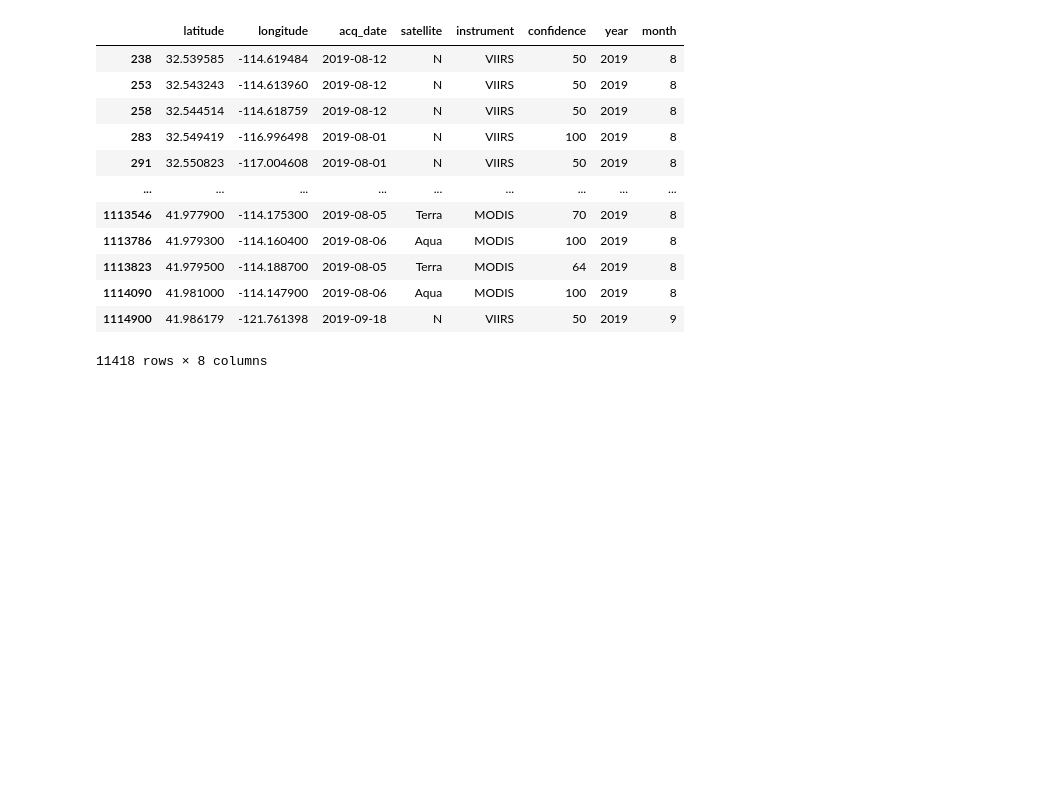
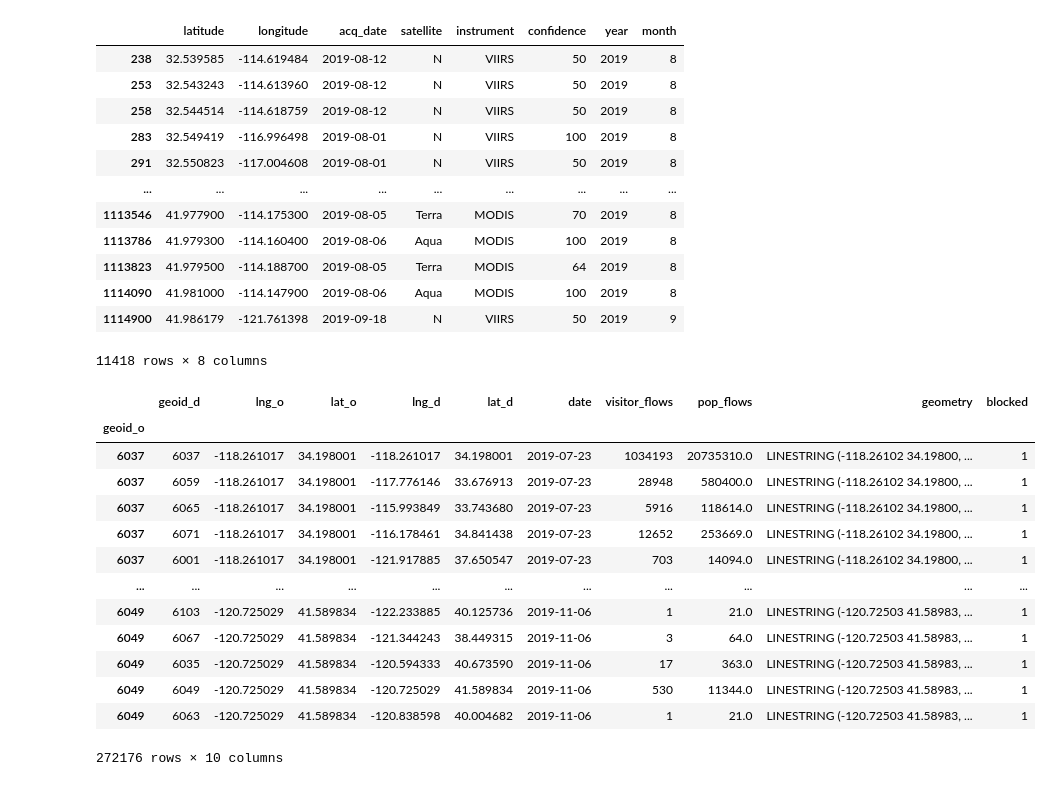
Before and after one commit to 4Freye/wildfires, a Jupyter notebook: fire_location.ipynb, the cells around one changed output. Cells and saved outputs as stored; diff of their text form; code cells hidden in the pictures; blank space fills up the shorter version.

```diff
--- a/fire_location.ipynb
+++ b/fire_location.ipynb
@@ -63,3 +66,20 @@ join_result['fire_location'] = list(zip(join_result['longitude'], join_result['l
+# %%
+df_travel
+# %% [output]
+|  | geoid_d | lng_o | lat_o | lng_d | lat_d | date | visitor_flows | pop_flows | geometry | blocked |
+| geoid_o |  |  |  |  |  |  |  |  |  |  |
+| 6037 | 6037 | -118.261017 | 34.198001 | -118.261017 | 34.198001 | 2019-07-23 | 1034193 | 20735310.0 | LINESTRING (-118.26102 34.19800, ... | 1 |
+| 6037 | 6059 | -118.261017 | 34.198001 | -117.776146 | 33.676913 | 2019-07-23 | 28948 | 580400.0 | LINESTRING (-118.26102 34.19800, ... | 1 |
+| 6037 | 6065 | -118.261017 | 34.198001 | -115.993849 | 33.743680 | 2019-07-23 | 5916 | 118614.0 | LINESTRING (-118.26102 34.19800, ... | 1 |
+| 6037 | 6071 | -118.261017 | 34.198001 | -116.178461 | 34.841438 | 2019-07-23 | 12652 | 253669.0 | LINESTRING (-118.26102 34.19800, ... | 1 |
+| 6037 | 6001 | -118.261017 | 34.198001 | -121.917885 | 37.650547 | 2019-07-23 | 703 | 14094.0 | LINESTRING (-118.26102 34.19800, ... | 1 |
+| ... | ... | ... | ... | ... | ... | ... | ... | ... | ... | ... |
+| 6049 | 6103 | -120.725029 | 41.589834 | -122.233885 | 40.125736 | 2019-11-06 | 1 | 21.0 | LINESTRING (-120.72503 41.58983, ... | 1 |
+| 6049 | 6067 | -120.725029 | 41.589834 | -121.344243 | 38.449315 | 2019-11-06 | 3 | 64.0 | LINESTRING (-120.72503 41.58983, ... | 1 |
+| 6049 | 6035 | -120.725029 | 41.589834 | -120.594333 | 40.673590 | 2019-11-06 | 17 | 363.0 | LINESTRING (-120.72503 41.58983, ... | 1 |
+| 6049 | 6049 | -120.725029 | 41.589834 | -120.725029 | 41.589834 | 2019-11-06 | 530 | 11344.0 | LINESTRING (-120.72503 41.58983, ... | 1 |
+| 6049 | 6063 | -120.725029 | 41.589834 | -120.838598 | 40.004682 | 2019-11-06 | 1 | 21.0 | LINESTRING (-120.72503 41.58983, ... | 1 |
+272176 rows × 10 columns
 # %%
 
 # Plot the data
```
Also changed, not shown: parts of 2 cells of this notebook.
